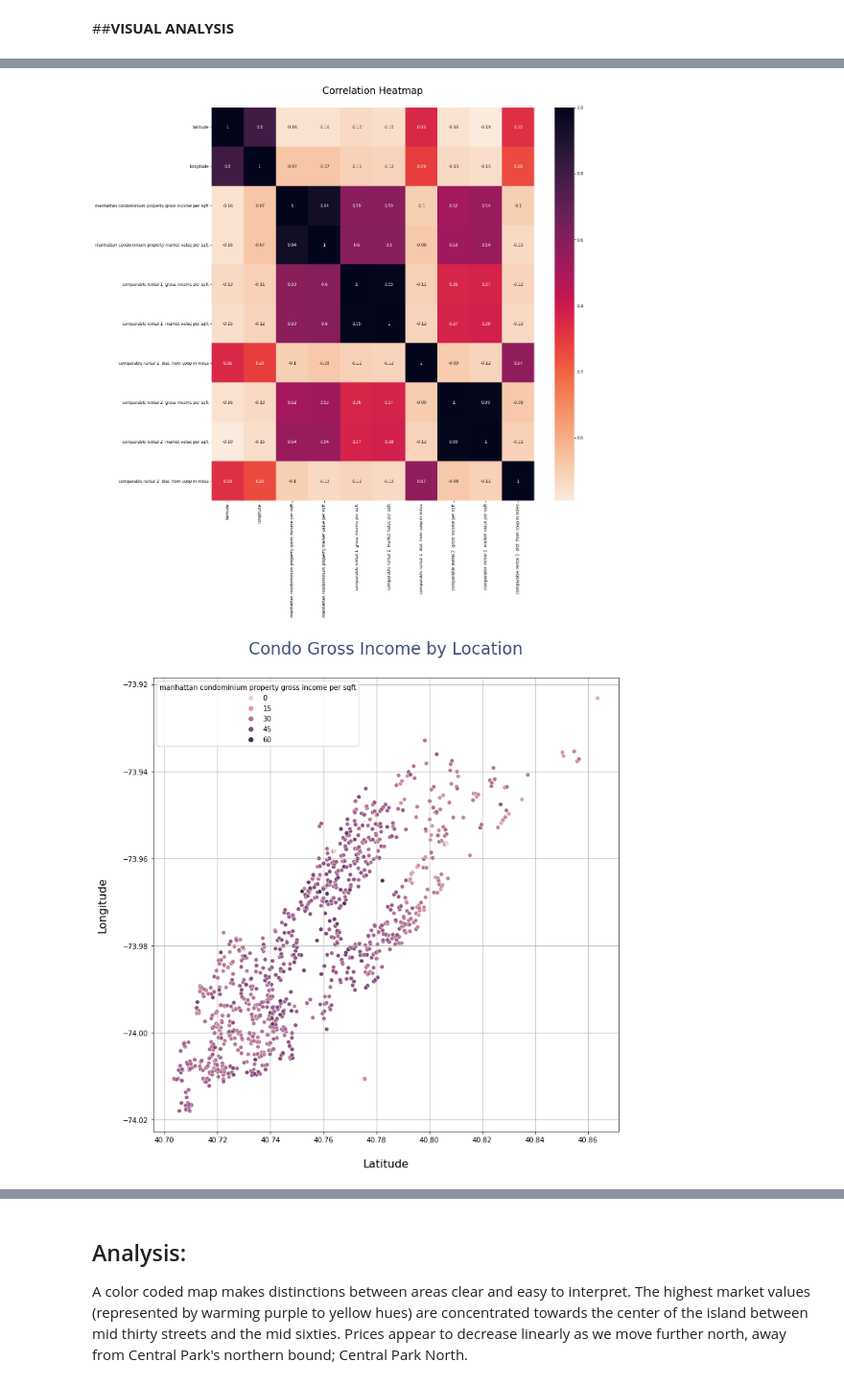
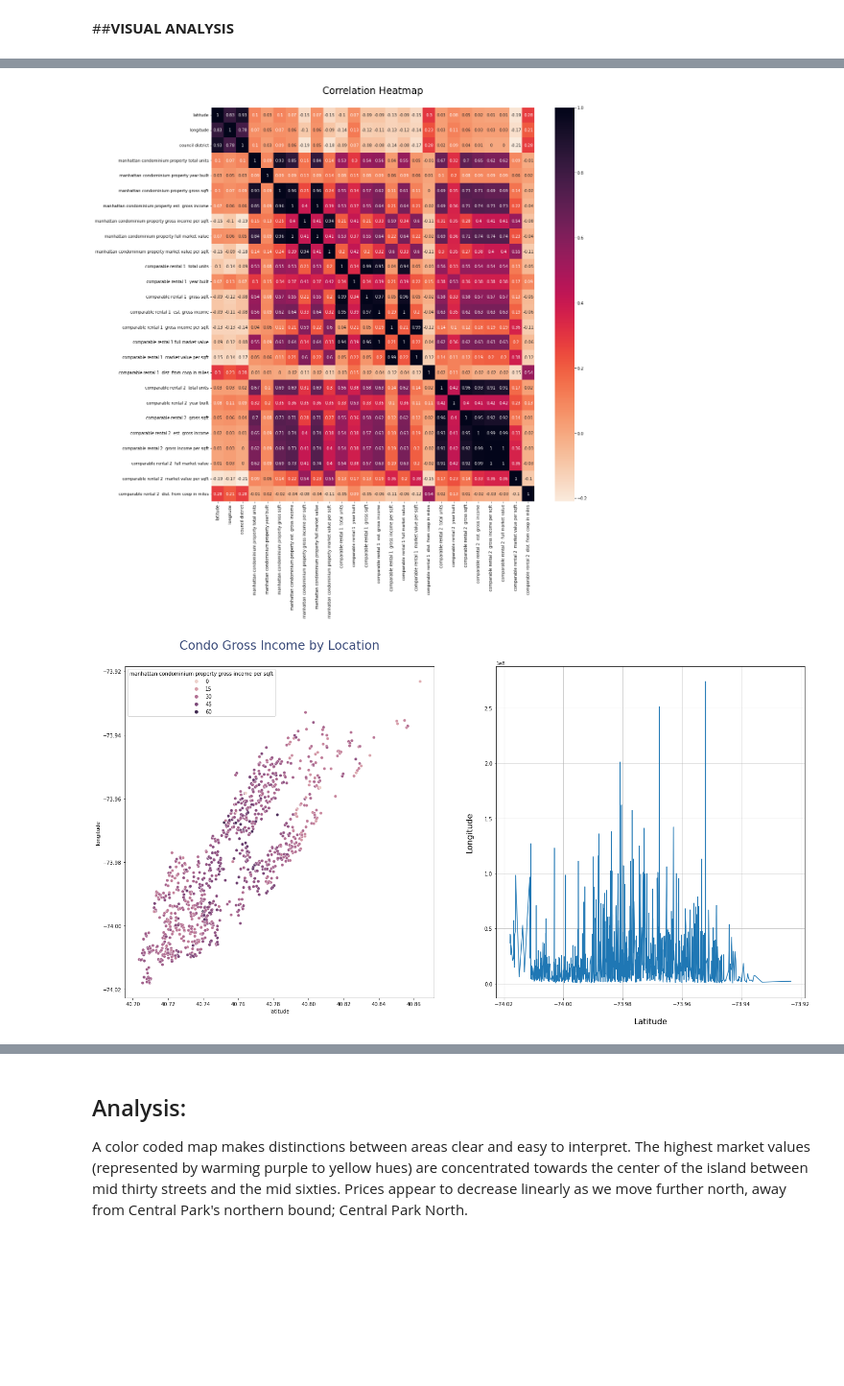
Before and after one commit to starkjones/NYC-Condominium-Rental-Income-Analysis, a Jupyter notebook: NYC_Condo_Comp_RI__Analysis.ipynb, the cells around one changed output, grey strips where cells are left out. Shown at 96% size. Saved outputs shown, nothing was run; the diff lists cells and outputs as text; code cells hidden in the pictures; blank space fills up the shorter version.

```diff
--- a/NYC_Condo_Comp_RI__Analysis.ipynb
+++ b/NYC_Condo_Comp_RI__Analysis.ipynb
@@ -45,8 +45,8 @@ Drive already mounted at /content/drive; to attempt to forcibly remount, call dr
 
  This dataset has a lot of columns, the challenge lies in determining which columns will be the most effective for predicting our target values.
 # %%
-data = '/content/drive/MyDrive/SI/DOF__Condominium_Comparable_Rental_Income___Manhattan___FY_2009_2010.csv'
-df = pd.read_csv(data)
+data = '/content/drive/MyDrive/SI/DOF__Condominium_Comparable_Rental_Income___Manhattan___FY_2009_2010_ML.xlsx'
+df = pd.read_excel(data)
 df.head(5)
 # %% [output]
 |  | MANHATTAN CONDOMINIUM PROPERTY Bo... | MANHATTAN CONDOMINIUM PROPERTY Co... | MANHATTAN CONDOMINIUM PROPERTY Ad... | Borough | Postcode | Latitude | ... |
@@ -235,13 +187,0 @@ lon = df['longitude'].mean()
-# %%
-# Imputation:
-
-df['latitude'].fillna(40.775608, inplace =True)
-df['longitude'].fillna(lon, inplace =True)
-df['council district'].fillna('N/A', inplace =True)
-df['nta'].fillna('Missing', inplace =True)
-
-
-# latitude                                                  15
-# longitude                                                 15
-# council district                                          15
-# nta                                                       15
@@ -284,6 +243,23 @@ df['comparable rental 2  dist. from coop in miles'].fillna(0.50, inplace =True)
 # comparable rental 2  full market value                    57
 # comparable rental 2  market value per sqft                57
 # comparable rental 2  dist. from coop in miles             57
+# %%
+# Datatype correction:
+
+df['manhattan condominium property gross income per sqft'] = df['manhattan condominium property gross income per sqft'].astype(int)
+df['manhattan condominium property market value per sqft'] = df['manhattan condominium property market value per sqft'].astype(int)
+df['comparable rental 1  gross income per sqft'] = df['comparable rental 1  gross income per sqft'].astype(int)
+df['comparable rental 1  market value per sqft'] = df['comparable rental 1  market value per sqft'].astype(int)
+df['comparable rental 1  dist. from coop in miles'] = df['comparable rental 1  dist. from coop in miles'].astype(int)
+df['comparable rental 2  total units'] = df['comparable rental 2  total units'].astype(int)
+df['council district'] = df['council district'].astype(int)
+df['comparable rental 2  year built'] = df['comparable rental 2  year built'].astype(int)
+df['comparable rental 2  gross sqft'] = df['comparable rental 2  gross sqft'].astype(int)
+df['comparable rental 2  est. gross income'] = df['comparable rental 2  est. gross income'].astype(int)
+df['comparable rental 2  gross income per sqft'] = df['comparable rental 2  full market value'].astype(int)
+df['comparable rental 2  full market value'] = df['comparable rental 2  full market value'].astype(int)
+df['comparable rental 2  market value per sqft'] = df['comparable rental 2  market value per sqft'].astype(int)
+df['comparable rental 2  dist. from coop in miles'] = df['comparable rental 2  dist. from coop in miles'].astype(int)
 # %%
 # Final check for missing values:
 
@@ -357,25 +368,20 @@ df.describe().round(1)
 # %%
-import matplotlib.pyplot as plt
-import seaborn as sns
-
-# Correlation map to ascertain related features:
-
-correlation = df.corr().round(2)
-
 fig, hm = plt.subplots(nrows=1, ncols =1, figsize=(18,18));
 hm = sns.heatmap(correlation, cmap='rocket_r', annot=True);
 hm.set_title('Correlation Heatmap\n', fontsize= 24);
 # %% [output]
-[figure, old version]
+[figure, new version]
 # %%
-fig, axes = plt.subplots(nrows=1, ncols =1, figsize=(12,12));
-loc = sns.scatterplot(data =df,x='latitude', y= 'longitude', hue = 'manhattan condominium property gross income per sqft');
-loc.set_title('Condo Gross Income by Location\n', color= '#081d58', alpha= .8, fontsize =24);
+fig, axes = plt.subplots(nrows=1, ncols =2, figsize=(24,12));
+lat_lon = sns.scatterplot(data =df,x='latitude', y= 'longitude', hue = 'manhattan condominium property gross income per sqft', ax =axes[0]);
+lat_lon.set_title('Condo Gross Income by Location\n', color= '#081d58', alpha= .8, fontsize =24);
 plt.xlabel('\nLatitude', fontsize = 16);
 plt.ylabel('Longitude\n', fontsize = 16);
 plt.grid('both')
+
+lat = sns.lineplot(data =df, x='longitude', y= 'manhattan condominium property full market value', ax = axes[1])
 # %% [output]
-[figure, old version]
+[figure, new version]
 # %%
 import plotly.express as px
 
```
Also changed, not shown: parts of 42 cells of this notebook.
